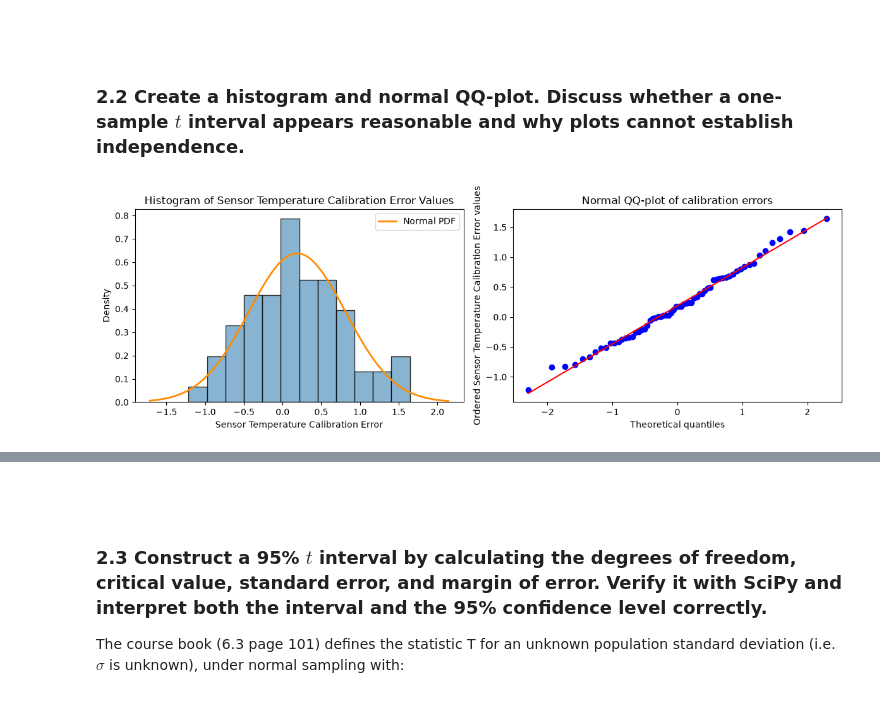
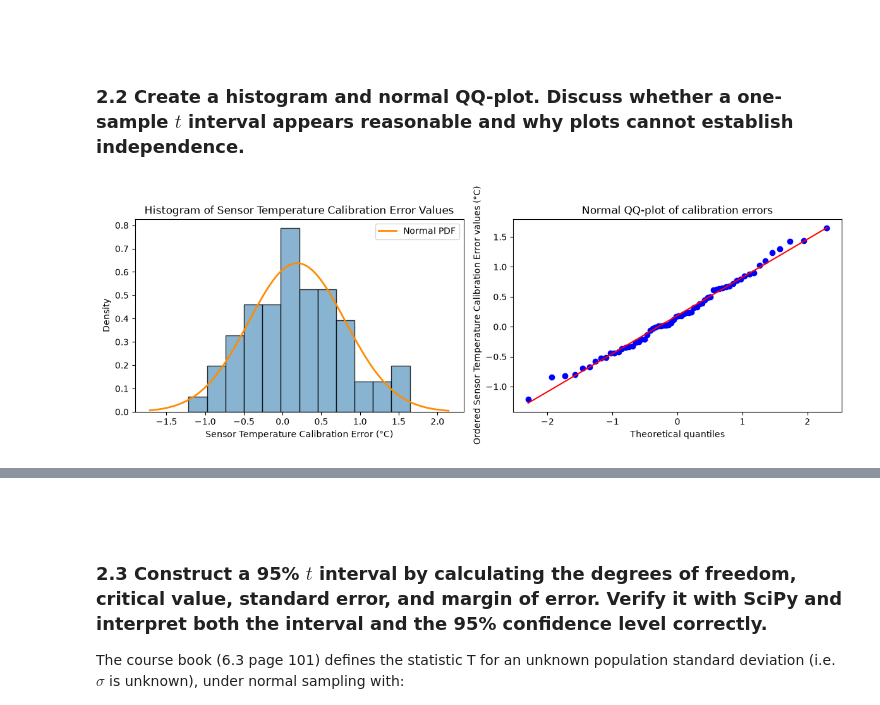
Before and after one commit to Dogmeat2000/sta1, a Jupyter notebook: assignment3/assignment3.ipynb, the cells around one changed output, grey strips where cells are left out. Cells and saved outputs as stored; diff of their text form; code cells hidden in the pictures.

```diff
--- a/assignment3/assignment3.ipynb
+++ b/assignment3/assignment3.ipynb
@@ -192,22 +194,22 @@ For this sample, this means that we use $s$ to measure how much the calibration
 # %%
 # Kristian
 
 fig, axes = plt.subplots(1, 2, figsize=(12, 4))
 xs = np.linspace(x.min()-0.5, x.max()+0.5, 200)
 axes[0].hist(x, bins=12, density=True, edgecolor="black", color="#6CA2C6", alpha=0.8)
 axes[0].plot(xs, stats.norm(loc=xbar, scale=s).pdf(xs), color="#FF8C00", lw=2, label="Normal PDF")
 axes[0].set_title("Histogram of Sensor Temperature Calibration Error Values")
-axes[0].set_xlabel("Sensor Temperature Calibration Error")
+axes[0].set_xlabel("Sensor Temperature Calibration Error (°C)")
 axes[0].set_ylabel("Density")
 axes[0].legend()
 probplot(x, plot=axes[1])
 axes[1].set_title("Normal QQ-plot of calibration errors")
 axes[1].set_xlabel("Theoretical quantiles")
-axes[1].set_ylabel("Ordered Sensor Temperature Calibration Error values")
+axes[1].set_ylabel("Ordered Sensor Temperature Calibration Error values (°C)")
 plt.tight_layout()
 plt.show()
 # %% [output]
-[figure, old version]
+[figure, new version]
 # %% [markdown]
 From chapter 6.3. in the course book (p. 102), we know that one-sample t-intervals are exact under i.i.d. (independent and identically distributed) normal sampling - and for non-normal populations it is commonly used as an approximation when:
 1. Sample mean is approximately normal.
```
Also changed, not shown: parts of 12 cells of this notebook.
